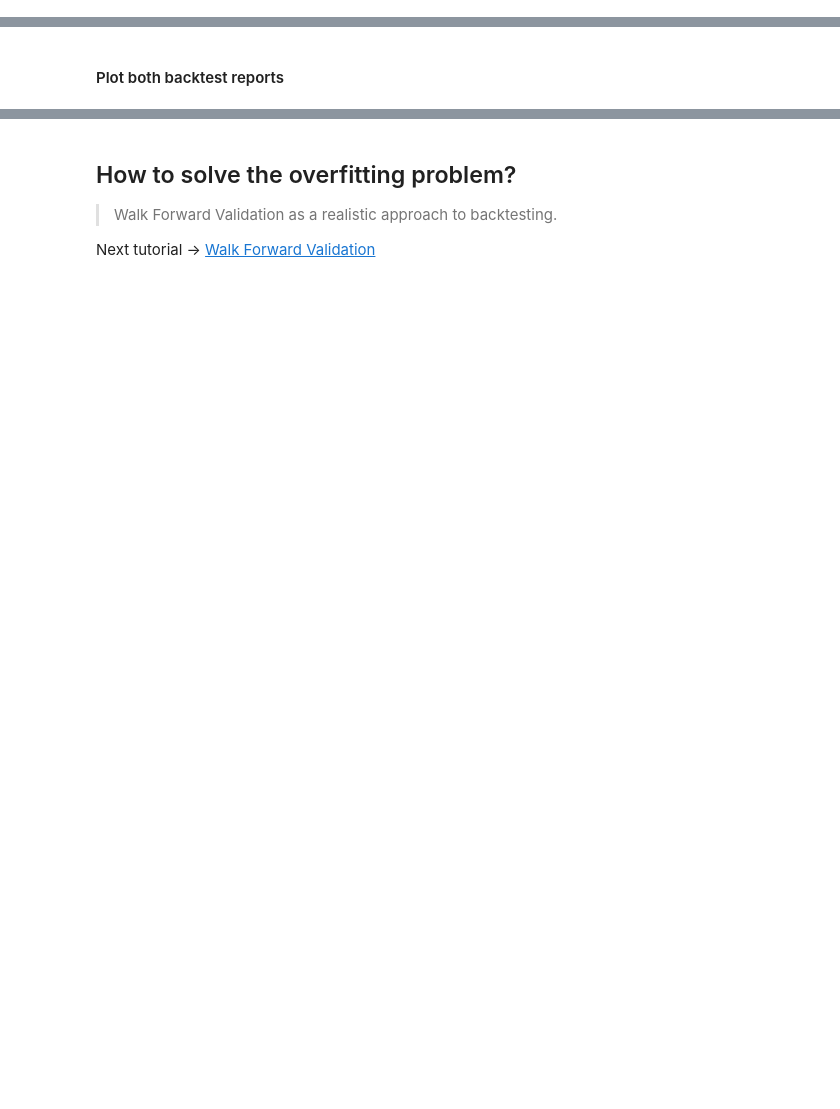
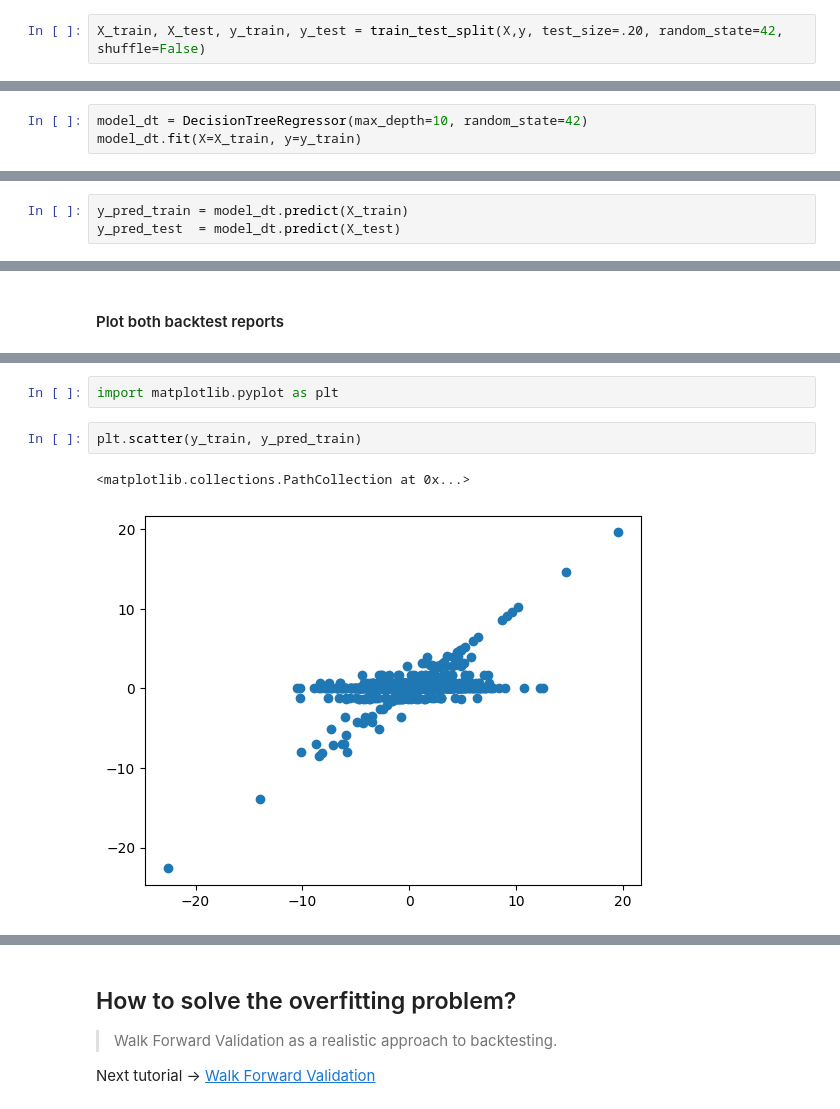
Before and after one commit to rniggebrugge/python-training, a Jupyter notebook: notebooks-course/09C_The Overfitting Problem.ipynb, the cells around one changed output, grey strips where cells are left out. Cells and saved outputs as stored; diff of their text form; blank space fills up the shorter version.

```diff
--- a/notebooks-course/09C_The Overfitting Problem.ipynb
+++ b/notebooks-course/09C_The Overfitting Problem.ipynb
@@ -78,5 +80,7 @@ X = df.drop(columns='change_tomorrow')
 ### Train test split
 # %%
 from sklearn.model_selection import train_test_split
+# %%
+X_train, X_test, y_train, y_test = train_test_split(X,y, test_size=.20, random_state=42, shuffle=False)
 # %% [markdown]
 ### Fit the model on train set
@@ -82,0 +89,3 @@ from sklearn.model_selection import train_test_split
+# %%
+model_dt = DecisionTreeRegressor(max_depth=10, random_state=42)
+model_dt.fit(X=X_train, y=y_train)
@@ -88,0 +100,3 @@ from sklearn.metrics import ???
+# %%
+y_pred_train = model_dt.predict(X_train)
+y_pred_test  = model_dt.predict(X_test)
@@ -147,0 +233,7 @@ df_results_train
+# %%
+import matplotlib.pyplot as plt
+# %%
+plt.scatter(y_train, y_pred_train)
+# %% [output]
+<matplotlib.collections.PathCollection at 0x...>
+[figure, added]
```
Also changed, not shown: parts of 14 cells of this notebook, 7 other files.
